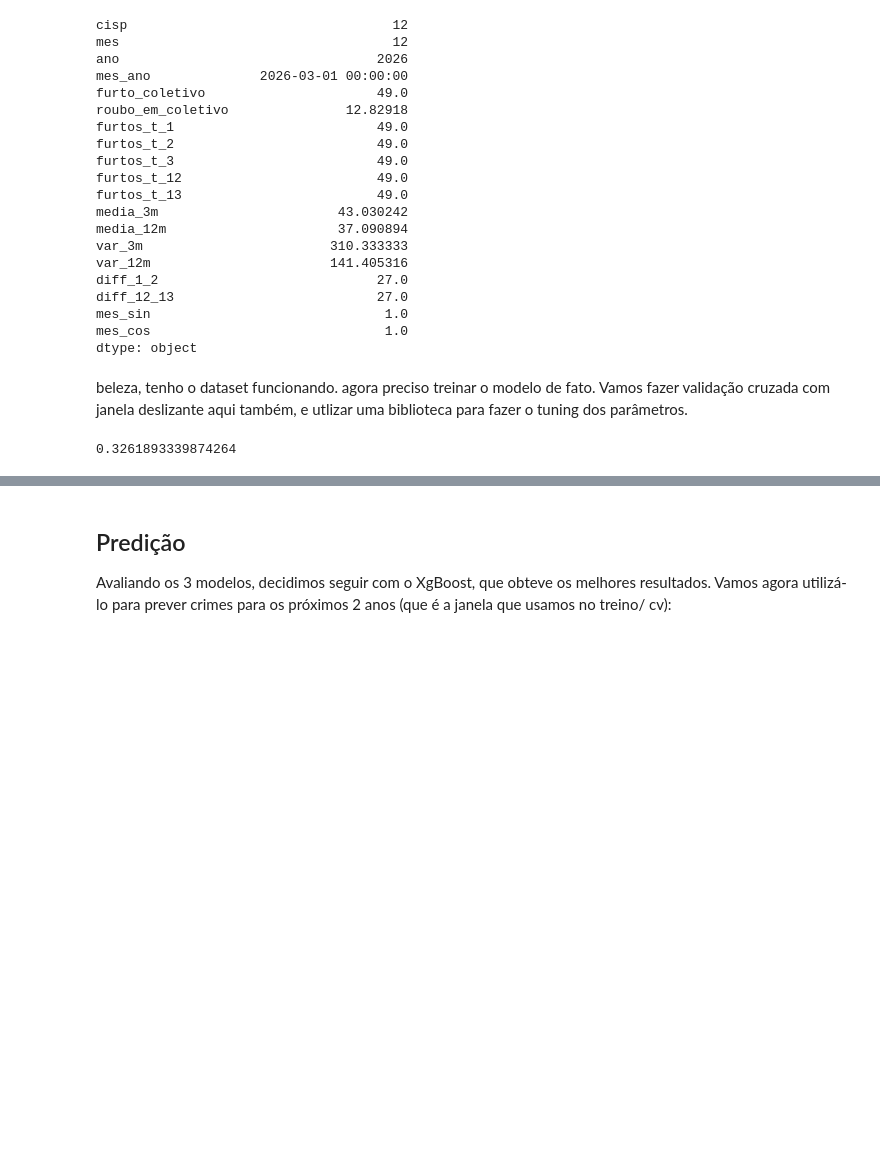
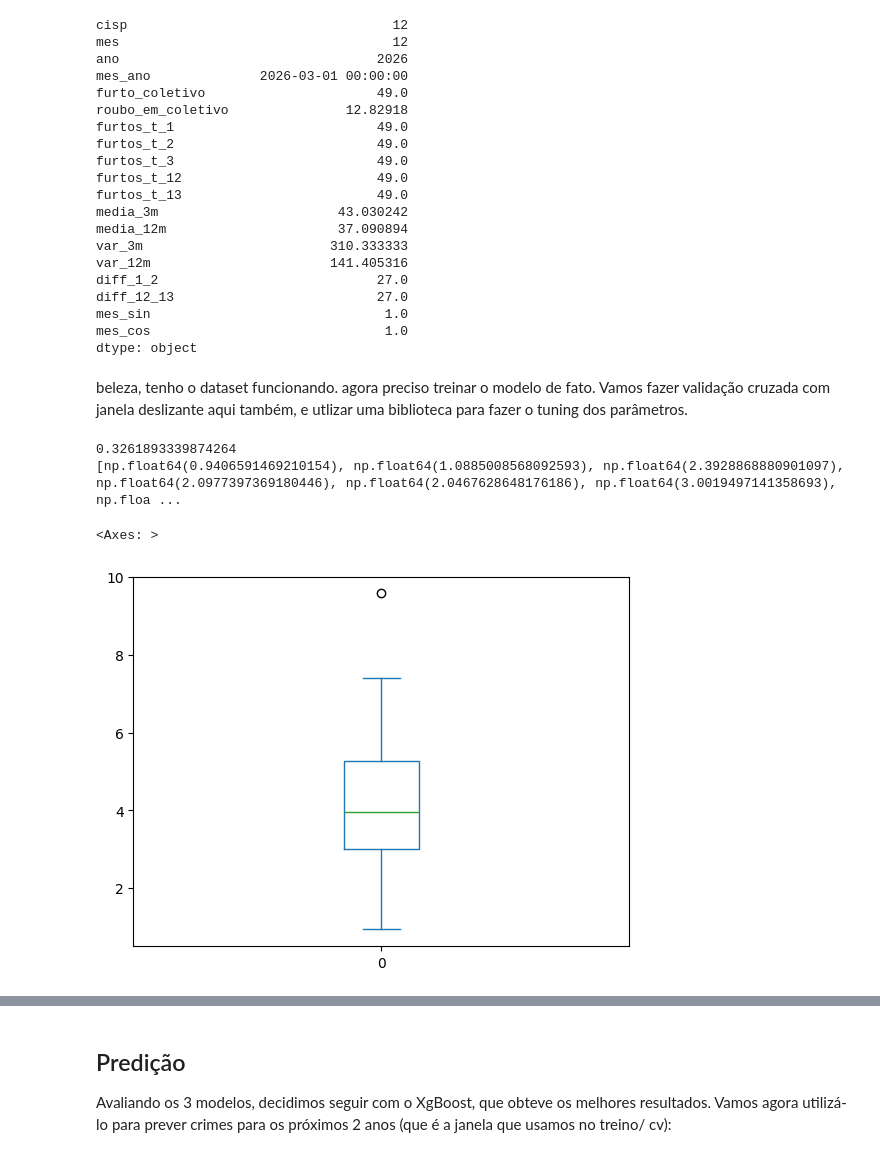
Before and after one commit to E-rhari/UFRJ-Analytica-PS-2026.1-Grupo-U, a Jupyter notebook: notebooks/modelo_previsao.ipynb, the cells around one changed output, grey strips where cells are left out. Drawn from its saved outputs; the diff is of its cells as text; code cells hidden in the pictures; blank space fills up the shorter version.

```diff
--- a/notebooks/modelo_previsao.ipynb
+++ b/notebooks/modelo_previsao.ipynb
@@ -67,7 +66,7 @@ Os dois modelos anteriores deram resutados pouco saisfatórios. Vamos agora tent
 tscv = TimeSeriesSplit(n_splits=5)
 nums = []
 divs =[]
-cisps = df[["cisp", "furto_coletivo"]].sort_values(by="furto_coletivo")["cisp"].unique()
+cisps = df[["cisp", "roubo_em_coletivo"]].sort_values(by="furto_coletivo")["cisp"].unique()
 for cisp in cisps:
     print(cisp)
     df_c = (
@@ -313,11 +312,12 @@ param_dist = {
     ]
 }
 mae_cisps = []
-nmae_cisps = []
 best_params_por_cisp = {}
 nums=[]
 divs=[]
+ccc= []
 for cisp in cisps:
+    mae = []
     xg_cisp = (df_xg[df_xg["cisp"] == cisp].sort_values("mes_ano"))
     X = xg_cisp[features]
     y = xg_cisp[target]
@@ -345,6 +345,15 @@ for cisp in cisps:
         pred = best_model.predict(X_val)
         nums.append(np.sum(np.abs(y_val-pred)))
         divs.append(y_val.sum())
-print(np.sum(nums)/np.sum(divs))
+        mae.append(mean_absolute_error(y_val,pred))
+    mae_cisps.append(np.mean(mae))
+    ccc.append(cisp)
 # %% [output]
 0.3261893339874264
+[np.float64(0.9406591469210154), np.float64(1.0885008568092593), np.float64(2.3928868880901097), np.float64(2.0977397369180446), np.float64(2.0467628648176186), np.float64(3.0019497141358693), np.floa ...
+# %%
+df_mae = pd.DataFrame(mae_cisps)
+df_mae.plot.box(legend="a")
+# %% [output]
+<Axes: >
+[figure, added]
```
Also changed, not shown: parts of 20 cells of this notebook.
